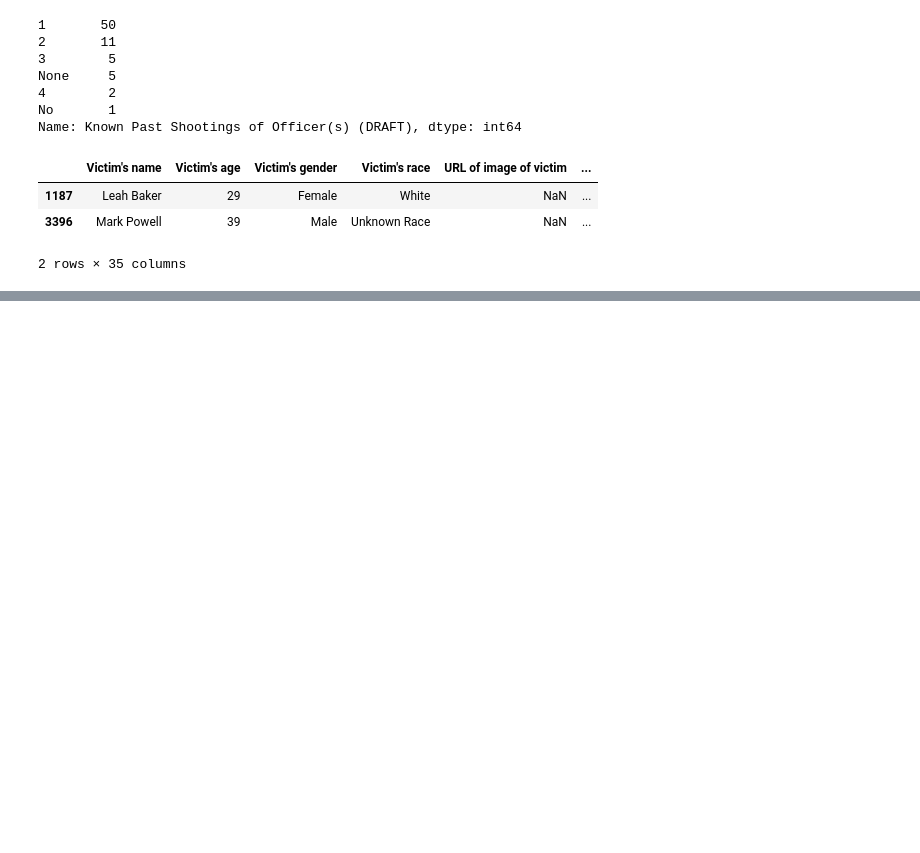
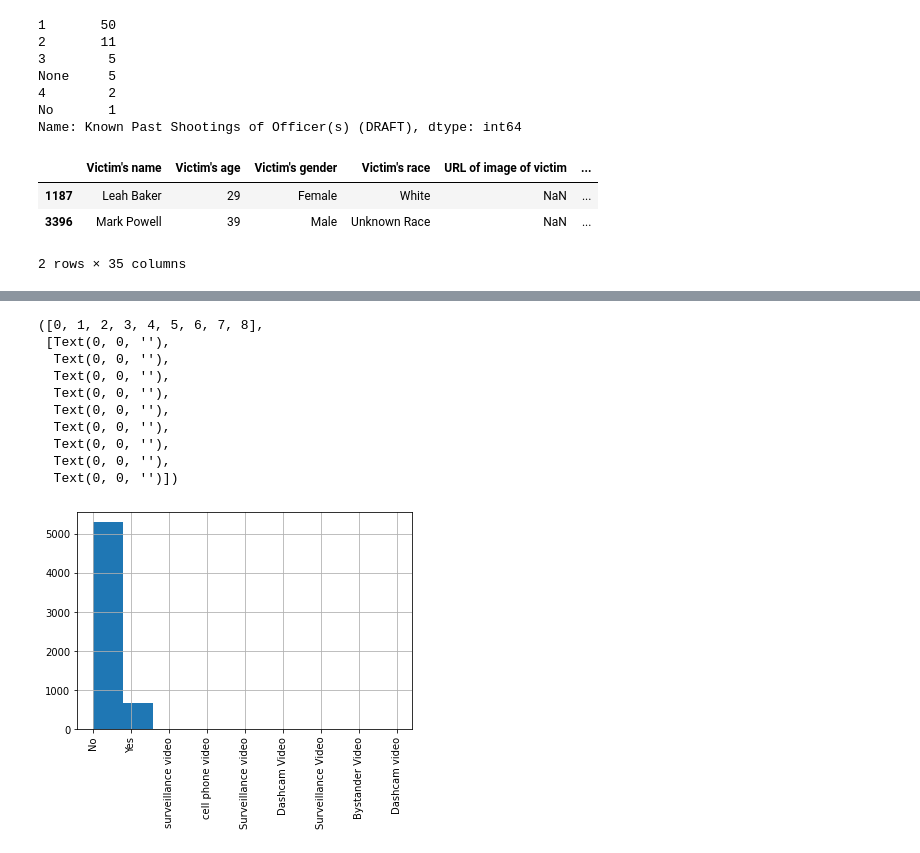
Before and after one commit to MG-Squared/americas_blues, a Jupyter notebook: initial_explore.ipynb, the cells around one changed output, grey strips where cells are left out. Drawn from its saved outputs; the diff is of its cells as text; code cells hidden in the pictures; blank space fills up the shorter version.

```diff
--- a/initial_explore.ipynb
+++ b/initial_explore.ipynb
@@ -190,0 +255,15 @@ df_fatal.head()
+# %%
+df_fatal['Body Camera (Source: WaPo)'].hist()
+plt.xticks(rotation='vertical')
+# %% [output]
+([0, 1, 2, 3, 4, 5, 6, 7, 8],
+ [Text(0, 0, ''),
+  Text(0, 0, ''),
+  Text(0, 0, ''),
+  Text(0, 0, ''),
+  Text(0, 0, ''),
+  Text(0, 0, ''),
+  Text(0, 0, ''),
+  Text(0, 0, ''),
+  Text(0, 0, '')])
+[figure, added]
```
Also changed, not shown: parts of 11 cells of this notebook.
